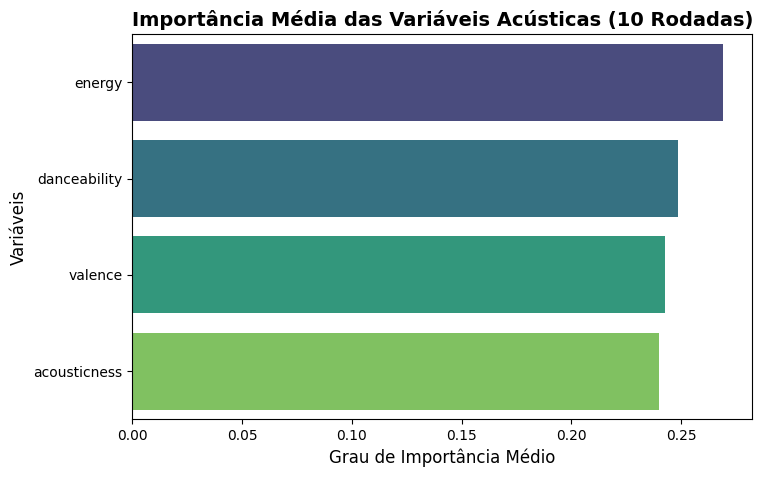
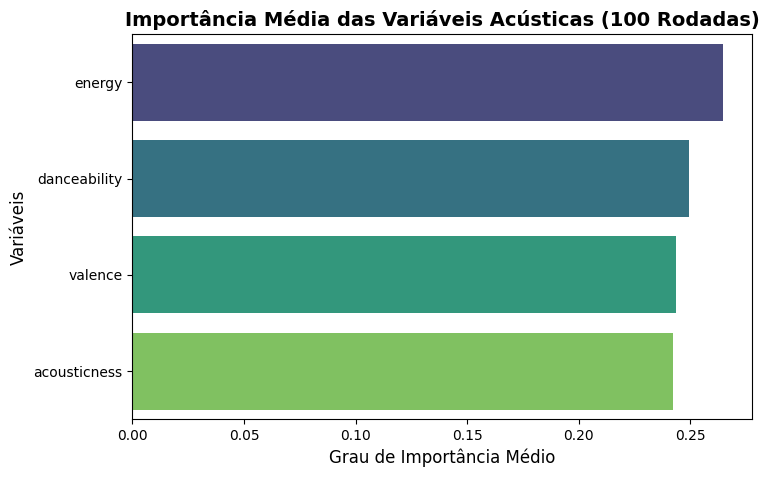
The change to this notebook cell's code, shown as a diff; its figure went from the first image to the second:
--- before
+++ after
@@ -12,6 +12,6 @@
 importancias_acumuladas = []
 
-print("--- Calculando Importância Média das Variáveis (10 Rodadas) ---")
-for i in range(10):
+print("--- Calculando Importância Média das Variáveis (100 Rodadas) ---")
+for i in range(100):
     df_amostra = df.groupby('artista').sample(n=max_musicas, random_state=i)
 
@@ -35,9 +35,9 @@
 peso_vencedor = df_importancia.iloc[0]['Importância Média'] * 100
 
-print(f"\n🏆 A variável vencedora global é: '{variavel_vencedora}' (Responsável por {peso_vencedor:.1f}% da decisão)")
+print(f"\nA variável vencedora global é: '{variavel_vencedora}' (Responsável por {peso_vencedor:.1f}% da decisão)")
 
 plt.figure(figsize=(8, 5))
-sns.barplot(x='Importância Média', y='Variável', data=df_importancia, palette='viridis')
-plt.title('Importância Média das Variáveis Acústicas (10 Rodadas)', fontsize=14, fontweight='bold')
+sns.barplot(x='Importância Média', y='Variável', data=df_importancia, hue='Variável', palette='viridis', legend=False)
+plt.title('Importância Média das Variáveis Acústicas (100 Rodadas)', fontsize=14, fontweight='bold')
 plt.xlabel('Grau de Importância Médio', fontsize=12)
 plt.ylabel('Variáveis', fontsize=12)

Commit: Nova atualização.